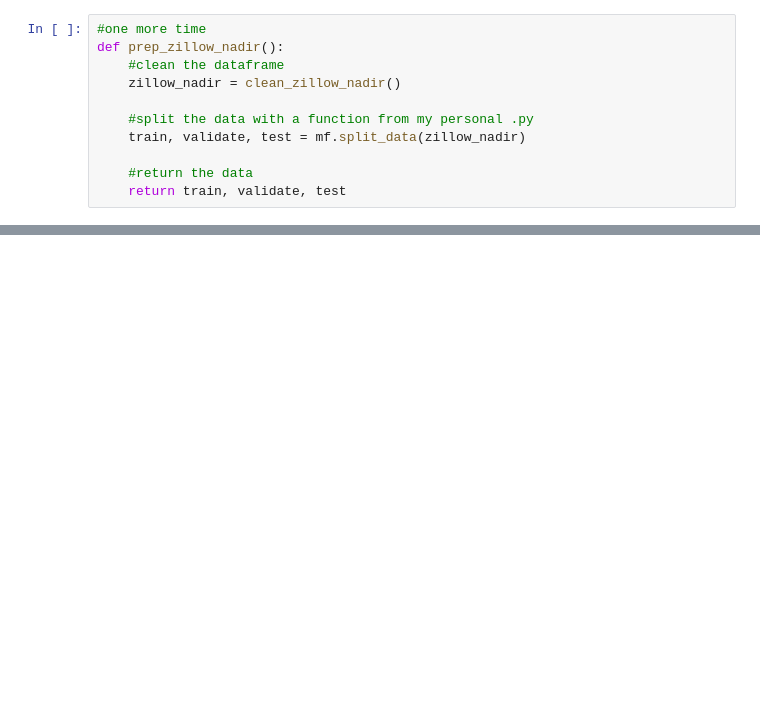
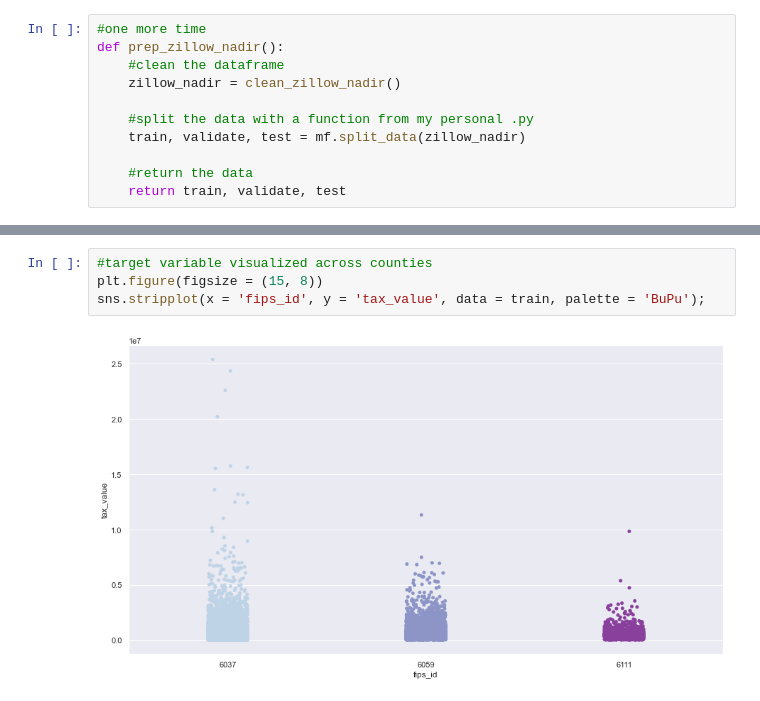
Before and after one commit to masonsherbondy/zillow-regression, a Jupyter notebook: property_value_work.ipynb, the cells around one changed output, grey strips where cells are left out. Saved outputs shown, nothing was run; the diff lists cells and outputs as text; blank space fills up the shorter version.

```diff
--- a/property_value_work.ipynb
+++ b/property_value_work.ipynb
@@ -144,0 +292,6 @@ train.shape, validate.shape, test.shape
+# %%
+#target variable visualized across counties
+plt.figure(figsize = (15, 8))
+sns.stripplot(x = 'fips_id', y = 'tax_value', data = train, palette = 'BuPu');
+# %% [output]
+[figure, added]
```
Also changed, not shown: parts of 62 cells of this notebook.
